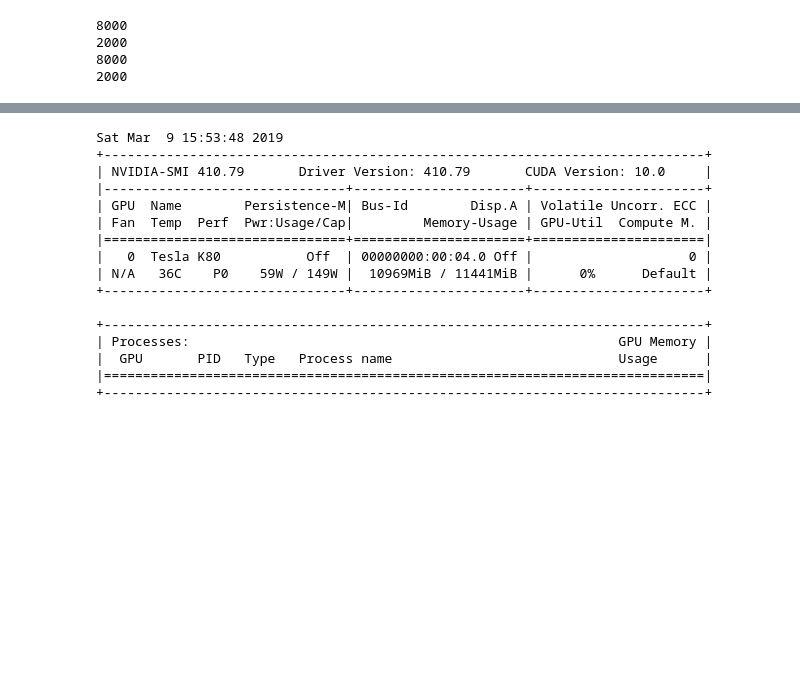
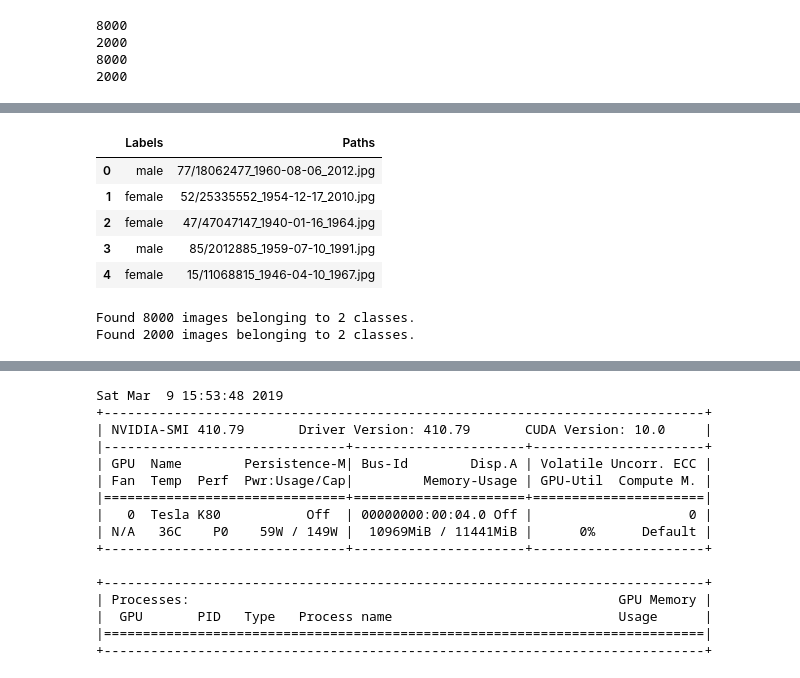
Before and after one commit to khalida-mujahid/ML-practice, a Jupyter notebook: Gender_Classification.ipynb, the cells around one changed output, grey strips where cells are left out. Drawn from its saved outputs; the diff is of its cells as text; code cells hidden in the pictures; blank space fills up the shorter version.

```diff
--- a/Gender_Classification.ipynb
+++ b/Gender_Classification.ipynb
@@ -186,3 +190,12 @@ print(len(labels_test))
+# %%
+df_test.head()
+# %% [output]
+|  | Labels | Paths |
+| 0 | male | 77/18062477_1960-08-06_2012.jpg |
+| 1 | female | 52/25335552_1954-12-17_2010.jpg |
+| 2 | female | 47/47047147_1940-01-16_1964.jpg |
+| 3 | male | 85/2012885_1959-07-10_1991.jpg |
+| 4 | female | 15/11068815_1946-04-10_1967.jpg |
 # %%
 import cv2
 import numpy as np
@@ -200,0 +220,8 @@ def load_data(paths):
+# %%
+train_gen = gen.flow_from_dataframe(df_train, directory = '/content/Data/wiki_crop/', x_col = 'Paths',
+                                   y_col = 'Labels', target_size = (300,300), class_mode = 'binary', batch_size = 32)
+test_gen = gen.flow_from_dataframe(df_test, directory = '/content/Data/wiki_crop/', x_col = 'Paths',
+                                   y_col = 'Labels', target_size = (300,300), class_mode = 'binary', batch_size = 32)
+# %% [output]
+Found 8000 images belonging to 2 classes.
+Found 2000 images belonging to 2 classes.
```
Also changed, not shown: parts of 36 cells of this notebook.
